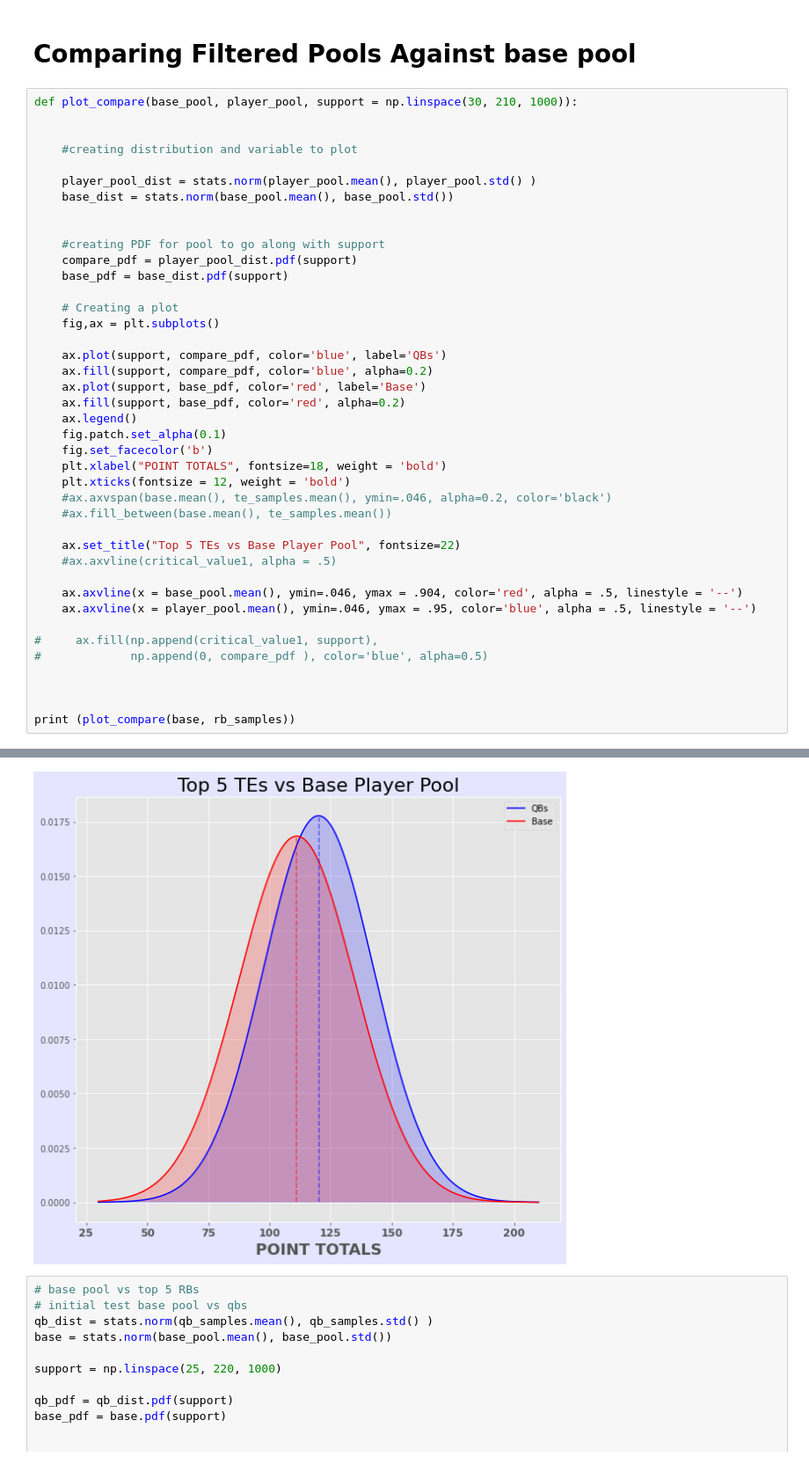
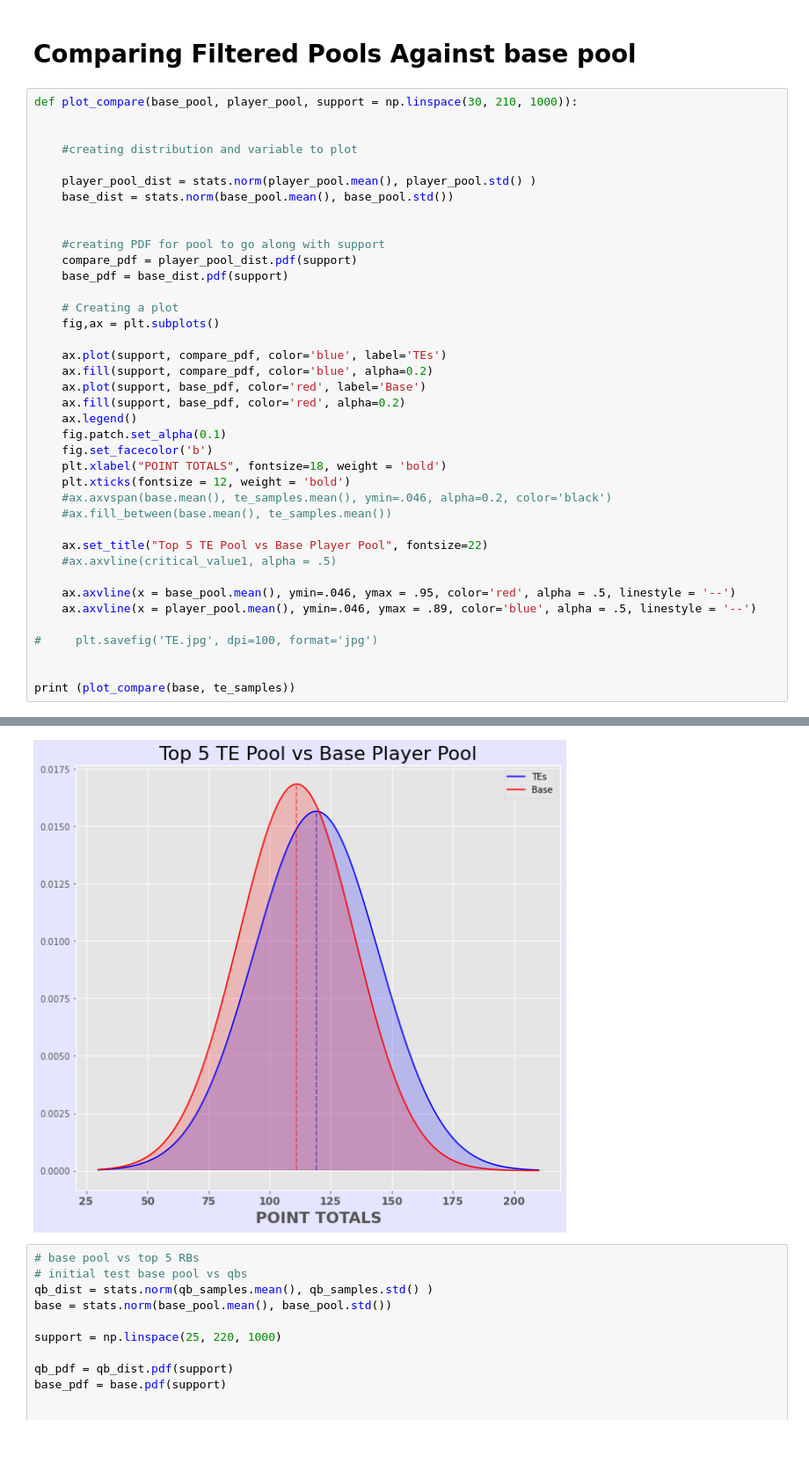
Before and after one commit to amoss038/DFS_Comparison-, a Jupyter notebook: team_generator.ipynb, the cells around one changed output, grey strips where cells are left out. Shown at 88% size. Saved outputs shown, nothing was run; the diff lists cells and outputs as text.

```diff
--- a/team_generator.ipynb
+++ b/team_generator.ipynb
@@ -482,42 +484,40 @@ def plot_compare(base_pool, player_pool, support = np.linspace(30, 210, 1000)):
 
     player_pool_dist = stats.norm(player_pool.mean(), player_pool.std() )
     base_dist = stats.norm(base_pool.mean(), base_pool.std())
 
 
     #creating PDF for pool to go along with support
     compare_pdf = player_pool_dist.pdf(support)
     base_pdf = base_dist.pdf(support)
 
     # Creating a plot
     fig,ax = plt.subplots()
 
-    ax.plot(support, compare_pdf, color='blue', label='QBs')
+    ax.plot(support, compare_pdf, color='blue', label='TEs')
     ax.fill(support, compare_pdf, color='blue', alpha=0.2)
     ax.plot(support, base_pdf, color='red', label='Base')
     ax.fill(support, base_pdf, color='red', alpha=0.2)
     ax.legend()
     fig.patch.set_alpha(0.1)
     fig.set_facecolor('b')
     plt.xlabel("POINT TOTALS", fontsize=18, weight = 'bold')
     plt.xticks(fontsize = 12, weight = 'bold')
     #ax.axvspan(base.mean(), te_samples.mean(), ymin=.046, alpha=0.2, color='black')
     #ax.fill_between(base.mean(), te_samples.mean())
 
-    ax.set_title("Top 5 TEs vs Base Player Pool", fontsize=22)
+    ax.set_title("Top 5 TE Pool vs Base Player Pool", fontsize=22)
     #ax.axvline(critical_value1, alpha = .5)
 
-    ax.axvline(x = base_pool.mean(), ymin=.046, ymax = .904, color='red', alpha = .5, linestyle = '--')
-    ax.axvline(x = player_pool.mean(), ymin=.046, ymax = .95, color='blue', alpha = .5, linestyle = '--')
+    ax.axvline(x = base_pool.mean(), ymin=.046, ymax = .95, color='red', alpha = .5, linestyle = '--')
+    ax.axvline(x = player_pool.mean(), ymin=.046, ymax = .89, color='blue', alpha = .5, linestyle = '--')
 
-#     ax.fill(np.append(critical_value1, support),
-#             np.append(0, compare_pdf ), color='blue', alpha=0.5)
+#     plt.savefig('TE.jpg', dpi=100, format='jpg')
 
 
-
-print (plot_compare(base, rb_samples))
+print (plot_compare(base, te_samples))
 # %% [output]
 None
-[figure, old version]
+[figure, new version]
 # %%
 # base pool vs top 5 RBs
 # initial test base pool vs qbs
```
Also changed, not shown: parts of 8 cells of this notebook, 3 other files.
